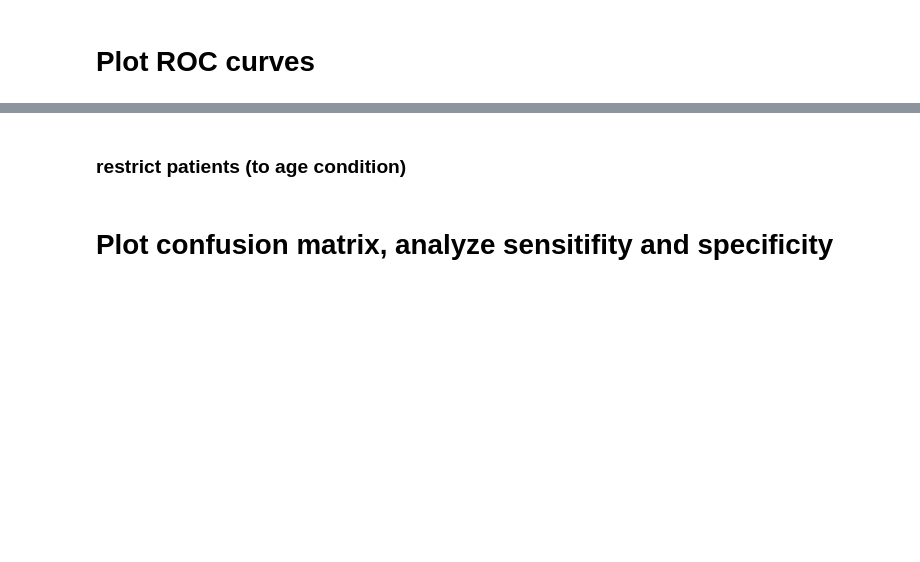
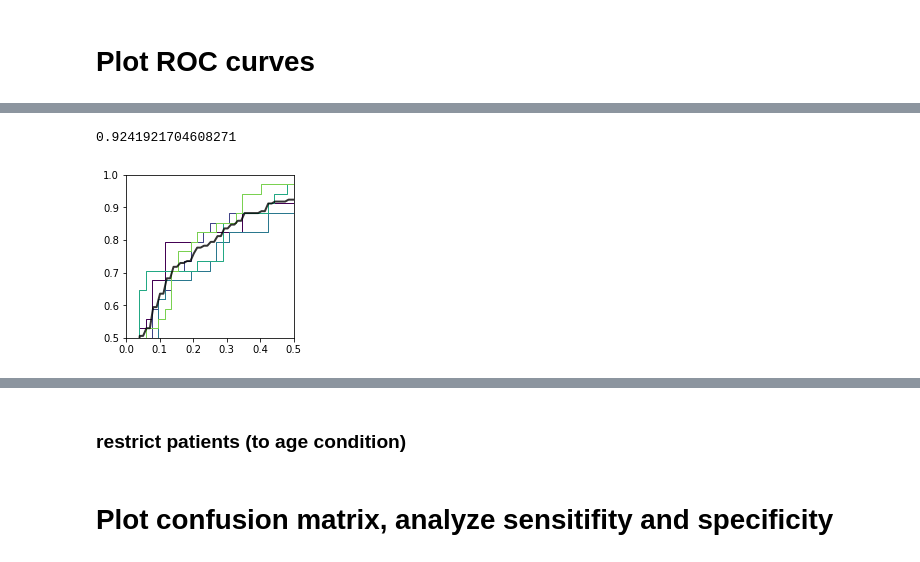
Before and after one commit to peng-lab/HistoBistro, a Jupyter notebook: Visualizations.ipynb, the cells around one changed output, grey strips where cells are left out. Saved outputs shown, nothing was run; the diff lists cells and outputs as text; code cells hidden in the pictures; blank space fills up the shorter version.

```diff
--- a/Visualizations.ipynb
+++ b/Visualizations.ipynb
@@ -37,17 +37,26 @@ for name, value in sorted(config.items()):
     print(f'{name}: {str(value)}')
 
 cfg = argparse.Namespace(**config)
+# %%
+output_path = Path('/home/haicu/sophia.wagner/projects/idkidc/figures')
 # %%
-cfg.name = 'multi-all-same'
-cfg.cohorts = ['DACHS', 'QUASAR', 'RAINBOW', 'TCGA']
+cfg.name = 'multi-all-cohorts-every1000'
+# cfg.cohorts = ['DACHS', 'QUASAR', 'RAINBOW', 'TCGA']
+cfg.cohorts = ['DACHS', 'QUASAR', 'RAINBOW', 'TCGA', 'MCO']
+cfg.cohorts = ['CPTAC', 'DACHS', 'DUSSEL', 'Epi700', 'ERLANGEN', 'FOXTROT', 'MCO', 'MECC', 'MUNICH', 'QUASAR', 'RAINBOW', 'TCGA', 'TRANSCOT']
+# cfg.norm = 'macenko'
 cfg.norm = 'histaugan'
 cfg.target = 'isMSIH'
+# cfg.target = 'KRAS'
 
 cfg.logging_name = f'{cfg.name}_{cfg.model}_{"-".join(cfg.cohorts)}_{cfg.norm}_{cfg.target}'
 base_path = Path(cfg.save_dir) / cfg.logging_name
 result_path = base_path / 'results'
 
-test_cohorts = 'YCR-BCIP-resections'
+# test_cohorts = 'YCR-BCIP-resections'
+# test_cohorts = 'YCR-BCIP-biopsies'
+test_cohorts = 'MAINZ'
+# test_cohorts = 'Epi700'
 csv_paths = result_path.glob(f'fold*/outputs_{test_cohorts}.csv')
 pred_csvs = list(csv_paths)
 
@@ -164,5 +175,7 @@ plt.show()
 # %%
 mean_auc
+# %% [output]
+0.9241921704608271
 # %%
 tprs = []
 aucs = []
@@ -190,36 +203,38 @@ std_auc = np.std(aucs)
 # plot mean curve
 ax.plot(
     mean_fpr,
     mean_tpr,
     color="black",
     label=r"Mean ROC (AUC = %0.2f $\pm$ %0.3f)" % (mean_auc, std_auc),
     lw=2,
     alpha=0.8,
 )
 
 # std_tpr = np.std(tprs, axis=0)
 # tprs_upper = np.minimum(mean_tpr + std_tpr, 1)
 # tprs_lower = np.maximum(mean_tpr - std_tpr, 0)
 # ax.fill_between(
 #     mean_fpr,
 #     tprs_lower,
 #     tprs_upper,
 #     color="grey",
 #     alpha=0.5,
 #     label=r"$\pm$ 1 std. dev.",
 # )
 
 ax.set(
-    xlim=[0., .4],
-    ylim=[0.6, 1.],
+    xlim=[0.0, .5],
+    ylim=[0.5, 1.],
 )
 
 # ax.set_xlabel('1 - Specificity')
 # ax.set_ylabel('Sensitivity')
 
 # ax.legend(loc="lower right")
-# fig.savefig(output_path / f'auroc_{log_name}_{target_label}_{eval_name}_zoom.svg',  format='svg', bbox_inches = 'tight', pad_inches = 0)
+fig.savefig(output_path / f'auroc_{cfg.logging_name}_{test_cohorts}_zoom.svg',  format='svg', bbox_inches = 'tight', pad_inches = 0)
 plt.show()
+# %% [output]
+[figure, added]
 # %%
 pred_dfs = [pd.read_csv(p, dtype=str) for p in pred_csvs]
 
```
Also changed, not shown: parts of 17 cells of this notebook.
